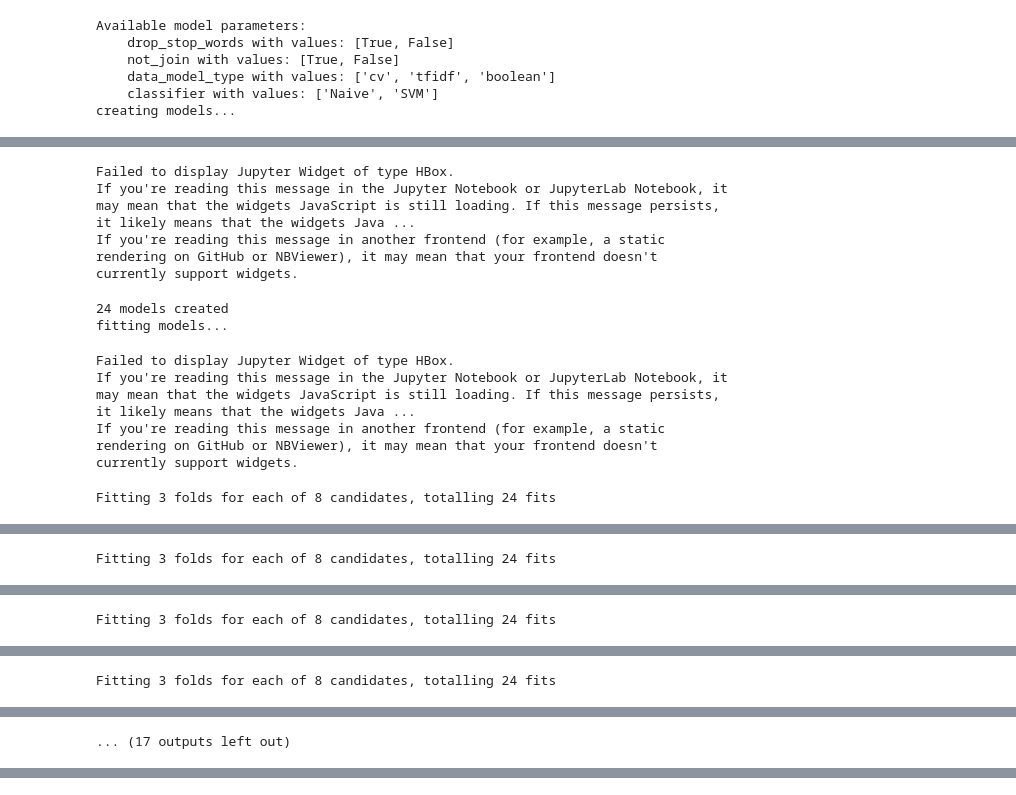
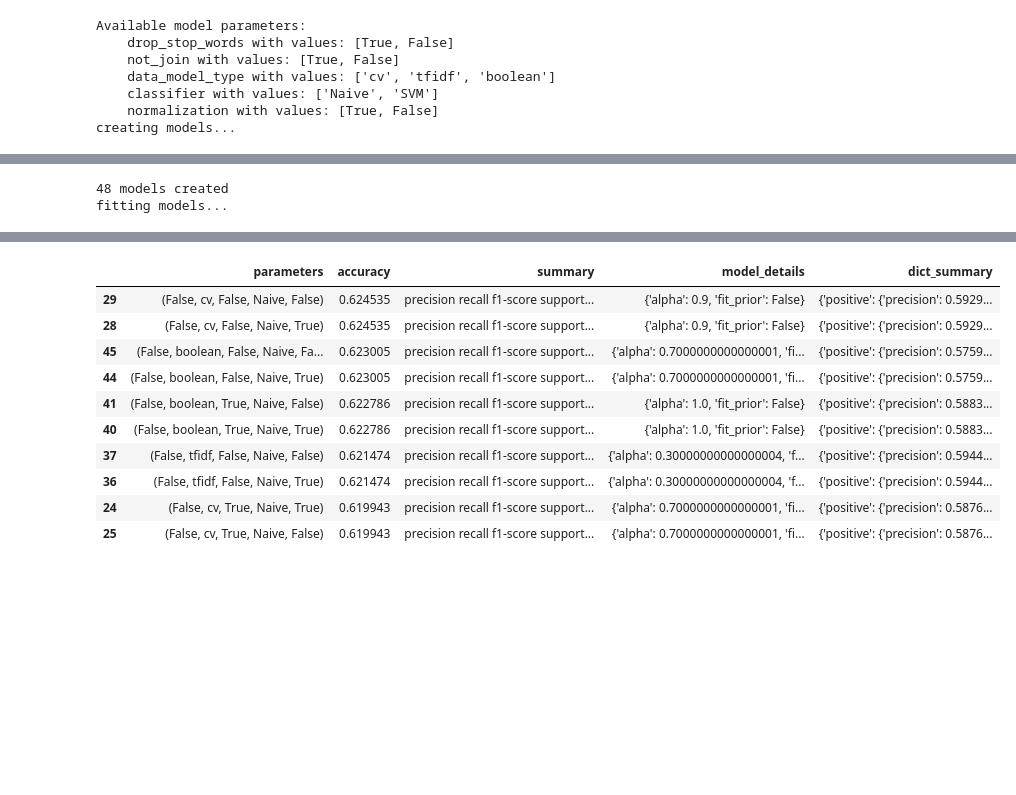
Before and after one commit to borisman18/AOT, a Jupyter notebook: hw_pos_neg/report.ipynb, the cells around one changed output, grey strips where cells are left out. Saved outputs shown, nothing was run; the diff lists cells and outputs as text; code cells hidden in the pictures; blank space fills up the shorter version.

Commit message:
normalization, alpha added

```diff
--- a/hw_pos_neg/report.ipynb
+++ b/hw_pos_neg/report.ipynb
@@ -61,12 +74,15 @@ train = train.loc[(train['evaluation'] == '+') | (train['evaluation'] == '-') |
 
 test = pd.read_excel('test.xlsx')[['speech', 'evaluation']]
 test = test.loc[(test['evaluation'] == '+') | (test['evaluation'] == '-') | (test['evaluation'] == '0')]
+# %%
+normalized_train = train.apply(normalization, axis=1)
+normalized_test = test.apply(normalization, axis=1)
 # %%
-data = pd.concat((train, test))
-data_size = len(data)
-split_coef = int(data_size * 0.8)
-train = data.iloc[:split_coef]
-test = data.iloc[split_coef:]
+# data = pd.concat((train, test))
+# data_size = len(data)
+# split_coef = int(data_size * 0.8)
+# train = data.iloc[:split_coef]
+# test = data.iloc[split_coef:]
 # %%
 class Model:
     def __init__(self, train, test,
@@ -152,20 +173,34 @@ class Executor:
         self.not_join = [True, False]
         self.data_model_type = ['cv', 'tfidf', 'boolean']
         self.classifier = ['Naive', 'SVM']
+        self.normalization = [True, False]
         self.product = []
-        for element in itertools.product(self.drop_stop_words, self.data_model_type, self.not_join, self.classifier):
+        for element in itertools.product(self.drop_stop_words,
+                                         self.data_model_type,
+                                         self.not_join,
+                                         self.classifier,
+                                         self.normalization):
             self.product.append(element)
-        self.report = pd.DataFrame(columns=['parameters', 'accuracy', 'summary', 'model_details'])
+        self.report = pd.DataFrame(columns=['parameters', 'accuracy', 'summary', 'model_details', 'dict_summary'])
     def create_models(self):
         print('Available model parameters:')
         print('    drop_stop_words with values: {}'.format(self.drop_stop_words))
         print('    not_join with values: {}'.format(self.not_join))
         print('    data_model_type with values: {}'.format(self.data_model_type))
         print('    classifier with values: {}'.format(self.classifier))
+        print('    normalization with values: {}'.format(self.normalization))
         print('creating models...')
         self.models = []
         for param_set in tqdm_notebook(self.product):
-            self.models.append(Model(train, test,
+            if param_set[4]:
+                self.models.append(Model(normalized_train, normalized_test,
+                                     drop_punctuation_=True,
+                                     drop_stop_words_=param_set[0],
+                                     data_model_type=param_set[1],
+                                     not_join_=param_set[2],
+                                     classifier=param_set[3]))
+            else:
+                self.models.append(Model(train, test,
                                      drop_punctuation_=True,
                                      drop_stop_words_=param_set[0],
                                      data_model_type=param_set[1],
@@ -184,8 +219,10 @@ class Executor:
             to_insert['parameters'] = self.product[i]
             to_insert['accuracy'] = acc
             to_insert['summary'] = model.classification_summary()[1]
+            to_insert['dict_summary'] = model.classification_summary()[0]
             to_insert['model_details'] = '-'
-
+            if self.product[i][3] == 'Naive':
+                to_insert['model_details'] = model.classification_results['naive_best_model']
             if self.product[i][3] == 'SVM':
                 to_insert['model_details'] = model.classification_results['svm_best_model']
             self.report = self.report.append(to_insert, ignore_index=True)
@@ -197,11 +234,12 @@ class Executor:
 e = Executor()
 e.create_models()
 e.fit_models()
-e.summary()
+e.summary().head(10)
 # %% [output]
 Available model parameters:
     drop_stop_words with values: [True, False]
     not_join with values: [True, False]
     data_model_type with values: ['cv', 'tfidf', 'boolean']
     classifier with values: ['Naive', 'SVM']
+    normalization with values: [True, False]
 creating models...
@@ -208,9 +247,2 @@ creating models...
-Failed to display Jupyter Widget of type HBox.
-If you're reading this message in the Jupyter Notebook or JupyterLab Notebook, it may mean that the widgets JavaScript is still loading. If this message persists, it likely means that the widgets Java ...
-If you're reading this message in another frontend (for example, a static rendering on GitHub or NBViewer), it may mean that your frontend doesn't currently support widgets.
+48 models created
+fitting models...
-24 models created
-fitting models...
-Failed to display Jupyter Widget of type HBox.
-If you're reading this message in the Jupyter Notebook or JupyterLab Notebook, it may mean that the widgets JavaScript is still loading. If this message persists, it likely means that the widgets Java ...
-If you're reading this message in another frontend (for example, a static rendering on GitHub or NBViewer), it may mean that your frontend doesn't currently support widgets.
-Fitting 3 folds for each of 8 candidates, totalling 24 fits
@@ -219 +248,0 @@ Fitting 3 folds for each of 8 candidates, totalling 24 fits
-Fitting 3 folds for each of 8 candidates, totalling 24 fits
@@ -222 +248,0 @@ Fitting 3 folds for each of 8 candidates, totalling 24 fits
-Fitting 3 folds for each of 8 candidates, totalling 24 fits
@@ -225 +248,0 @@ Fitting 3 folds for each of 8 candidates, totalling 24 fits
-Fitting 3 folds for each of 8 candidates, totalling 24 fits
@@ -228 +248,0 @@ Fitting 3 folds for each of 8 candidates, totalling 24 fits
-... (17 outputs left out)
@@ -228,0 +250,11 @@ Fitting 3 folds for each of 8 candidates, totalling 24 fits
+|  | parameters | accuracy | summary | model_details | dict_summary |
+| 29 | (False, cv, False, Naive, False) | 0.624535 | precision recall f1-score support... | {'alpha': 0.9, 'fit_prior': False} | {'positive': {'precision': 0.5929... |
+| 28 | (False, cv, False, Naive, True) | 0.624535 | precision recall f1-score support... | {'alpha': 0.9, 'fit_prior': False} | {'positive': {'precision': 0.5929... |
+| 45 | (False, boolean, False, Naive, Fa... | 0.623005 | precision recall f1-score support... | {'alpha': 0.7000000000000001, 'fi... | {'positive': {'precision': 0.5759... |
+| 44 | (False, boolean, False, Naive, True) | 0.623005 | precision recall f1-score support... | {'alpha': 0.7000000000000001, 'fi... | {'positive': {'precision': 0.5759... |
+| 41 | (False, boolean, True, Naive, False) | 0.622786 | precision recall f1-score support... | {'alpha': 1.0, 'fit_prior': False} | {'positive': {'precision': 0.5883... |
+| 40 | (False, boolean, True, Naive, True) | 0.622786 | precision recall f1-score support... | {'alpha': 1.0, 'fit_prior': False} | {'positive': {'precision': 0.5883... |
+| 37 | (False, tfidf, False, Naive, False) | 0.621474 | precision recall f1-score support... | {'alpha': 0.30000000000000004, 'f... | {'positive': {'precision': 0.5944... |
+| 36 | (False, tfidf, False, Naive, True) | 0.621474 | precision recall f1-score support... | {'alpha': 0.30000000000000004, 'f... | {'positive': {'precision': 0.5944... |
+| 24 | (False, cv, True, Naive, True) | 0.619943 | precision recall f1-score support... | {'alpha': 0.7000000000000001, 'fi... | {'positive': {'precision': 0.5876... |
+| 25 | (False, cv, True, Naive, False) | 0.619943 | precision recall f1-score support... | {'alpha': 0.7000000000000001, 'fi... | {'positive': {'precision': 0.5876... |
```
Also changed, not shown: parts of 7 cells of this notebook.
